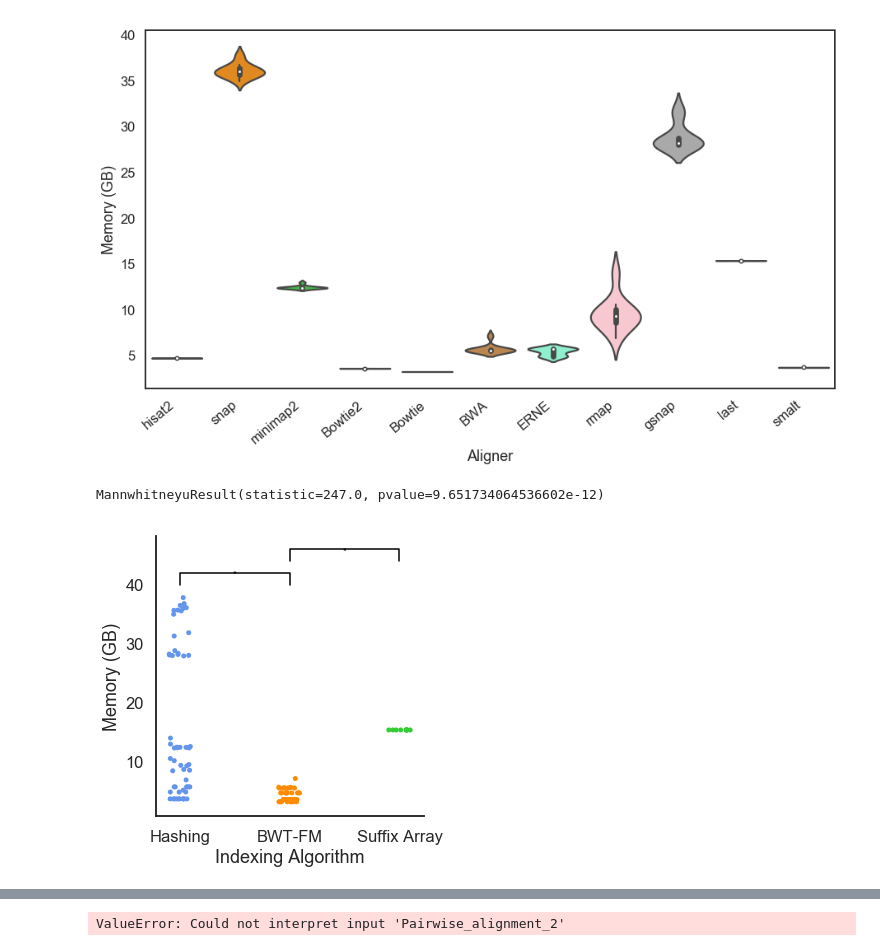
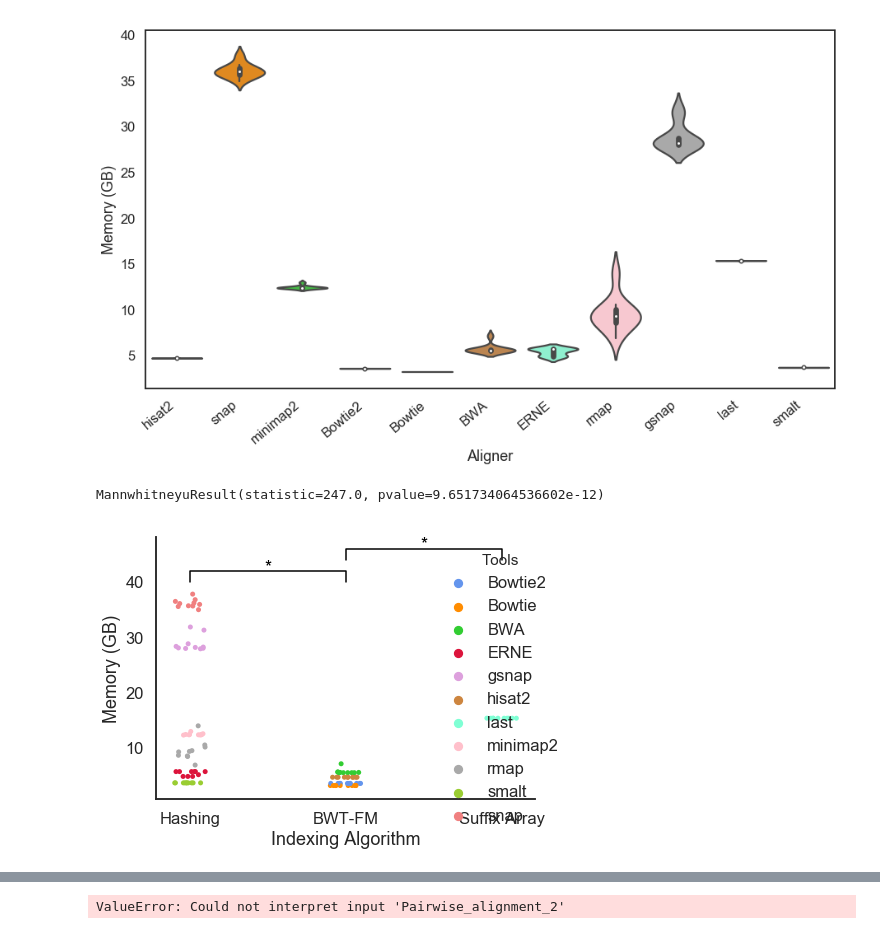
Before and after one commit to Mangul-Lab-USC/technology.dictates.algorithms, a Jupyter notebook: notebooks/runtime_figures.ipynb, the cells around one changed output, grey strips where cells are left out. Saved outputs shown, nothing was run; the diff lists cells and outputs as text; code cells hidden in the pictures.

```diff
--- a/notebooks/runtime_figures.ipynb
+++ b/notebooks/runtime_figures.ipynb
@@ -340,31 +334,31 @@ plt.savefig('../figures/Memory_by_Tool.pdf')
 # %%
 mwu1 = scp.stats.mannwhitneyu(memyear_new.loc[memyear_new['Indexing'] == 'BWT-FM'].loc[:,'memory'],
                               memyear_new.loc[memyear_new['Indexing'] == 'Suffix Array'].loc[:,'memory'],
                              alternative = 'less')
 
 mwu2 = scp.stats.mannwhitneyu(memyear_new.loc[memyear_new['Indexing'] == 'BWT-FM'].loc[:,'memory'],
                               memyear_new.loc[memyear_new['Indexing'] == 'Hashing'].loc[:,'memory'],
                              alternative = 'less')
 mwu3 = scp.stats.mannwhitneyu(memyear_new.loc[memyear_new['Indexing'] == 'Suffix Array'].loc[:,'memory'],
                               memyear_new.loc[memyear_new['Indexing'] == 'Hashing'].loc[:,'memory'],
                              alternative = 'two-sided')
 print(mwu2)
 ax = sns.catplot(data = memyear_new, x = 'Indexing', y = 'memory', order=['Hashing','BWT-FM','Suffix Array'],
-                palette=clrs)
+                palette=clrs,hue='Tools')
 ax.set(xlabel = 'Indexing Algorithm', ylabel = 'Memory (GB)')
 
 plt.plot([0,0,1,1], [40,42,42,40], lw = 1.5, c = 'k')
 plt.text(.5, 41, '*', ha = 'center', va = 'bottom', color = 'k')
 plt.plot([1,1,2,2], [44,46,46,44], lw = 1.5, c = 'k')
 plt.text(1.5, 45, '*', ha = 'center', va = 'bottom', color = 'k')
 plt.tight_layout()
 #plt.show()
 
 plt.savefig('../figures/Memory_by_Index.png')
 plt.savefig('../figures/Memory_by_Index.pdf')
 # %% [output]
 MannwhitneyuResult(statistic=247.0, pvalue=9.651734064536602e-12)
-[figure, old version]
+[figure, new version]
 # %%
 ax = sns.catplot(data = memyear_summ, x = 'Indexing', y = 'average_memory',
                  order=['Hashing','BWT-FM','Suffix Array'], palette=clrs)
```
Also changed, not shown: parts of 29 cells of this notebook, 44 other files.
